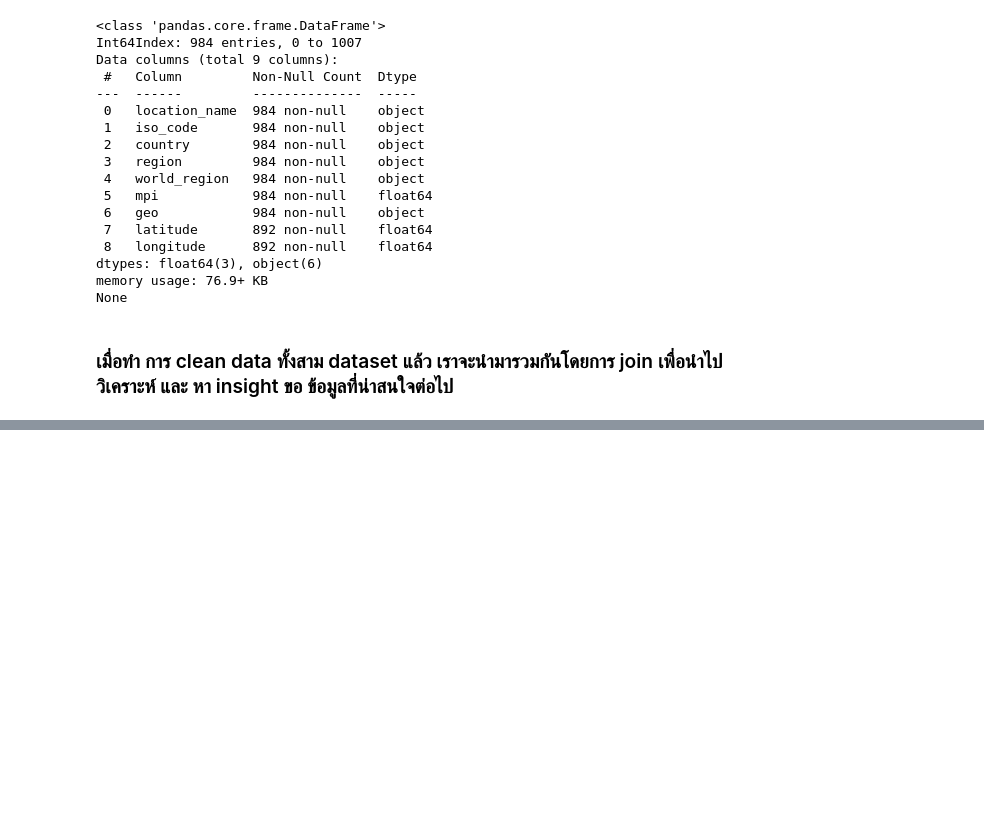
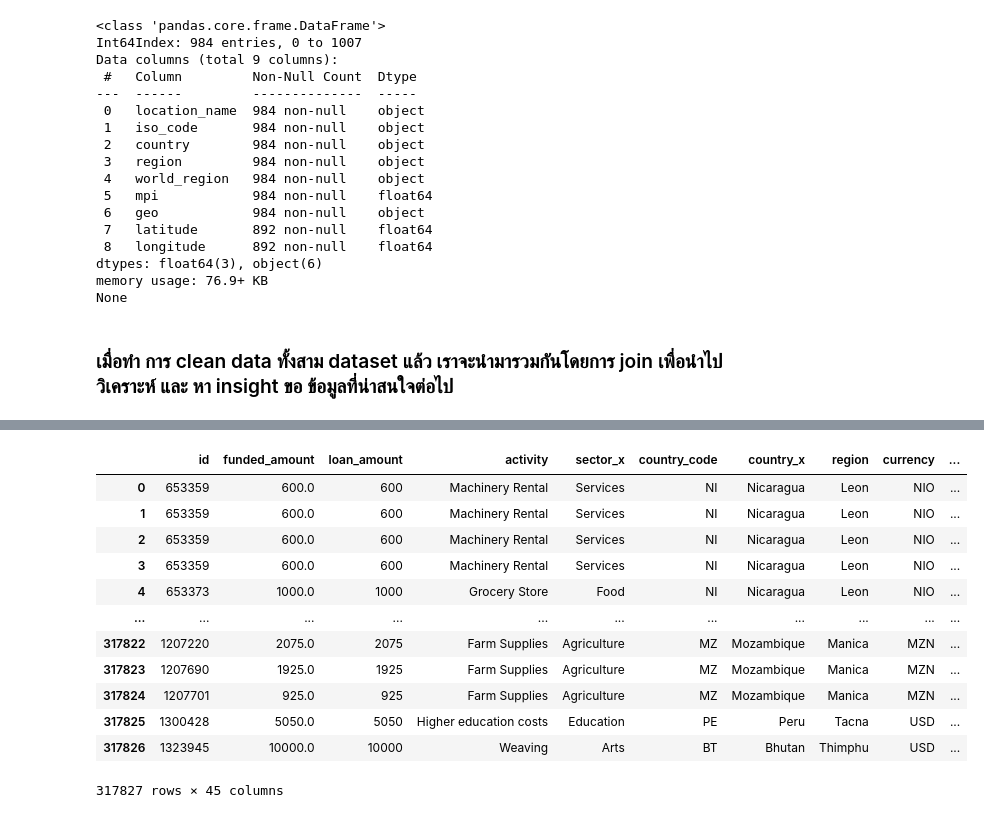
Before and after one commit to kornavit/project-data-sci-kavi, a Jupyter notebook: projectDataSci.ipynb, the cells around one changed output, grey strips where cells are left out. Saved outputs shown, nothing was run; the diff lists cells and outputs as text; code cells hidden in the pictures; blank space fills up the shorter version.

```diff
--- a/projectDataSci.ipynb
+++ b/projectDataSci.ipynb
@@ -249,2 +249,17 @@ df_merged
 # %%
-df_merged = pd.merge(df_merged, df_kiva_mpi, on='region', how='left')
+df_merged = pd.merge(df_merged, df_kiva_mpi, on='region', how='inner')
+df_merged
+# %% [output]
+|  | id | funded_amount | loan_amount | activity | sector_x | country_code | country_x | region | currency | ... |
+| 0 | 653359 | 600.0 | 600 | Machinery Rental | Services | NI | Nicaragua | Leon | NIO | ... |
+| 1 | 653359 | 600.0 | 600 | Machinery Rental | Services | NI | Nicaragua | Leon | NIO | ... |
+| 2 | 653359 | 600.0 | 600 | Machinery Rental | Services | NI | Nicaragua | Leon | NIO | ... |
+| 3 | 653359 | 600.0 | 600 | Machinery Rental | Services | NI | Nicaragua | Leon | NIO | ... |
+| 4 | 653373 | 1000.0 | 1000 | Grocery Store | Food | NI | Nicaragua | Leon | NIO | ... |
+| ... | ... | ... | ... | ... | ... | ... | ... | ... | ... | ... |
+| 317822 | 1207220 | 2075.0 | 2075 | Farm Supplies | Agriculture | MZ | Mozambique | Manica | MZN | ... |
+| 317823 | 1207690 | 1925.0 | 1925 | Farm Supplies | Agriculture | MZ | Mozambique | Manica | MZN | ... |
+| 317824 | 1207701 | 925.0 | 925 | Farm Supplies | Agriculture | MZ | Mozambique | Manica | MZN | ... |
+| 317825 | 1300428 | 5050.0 | 5050 | Higher education costs | Education | PE | Peru | Tacna | USD | ... |
+| 317826 | 1323945 | 10000.0 | 10000 | Weaving | Arts | BT | Bhutan | Thimphu | USD | ... |
+317827 rows × 45 columns
```
Also changed, not shown: parts of 1 cell of this notebook.
